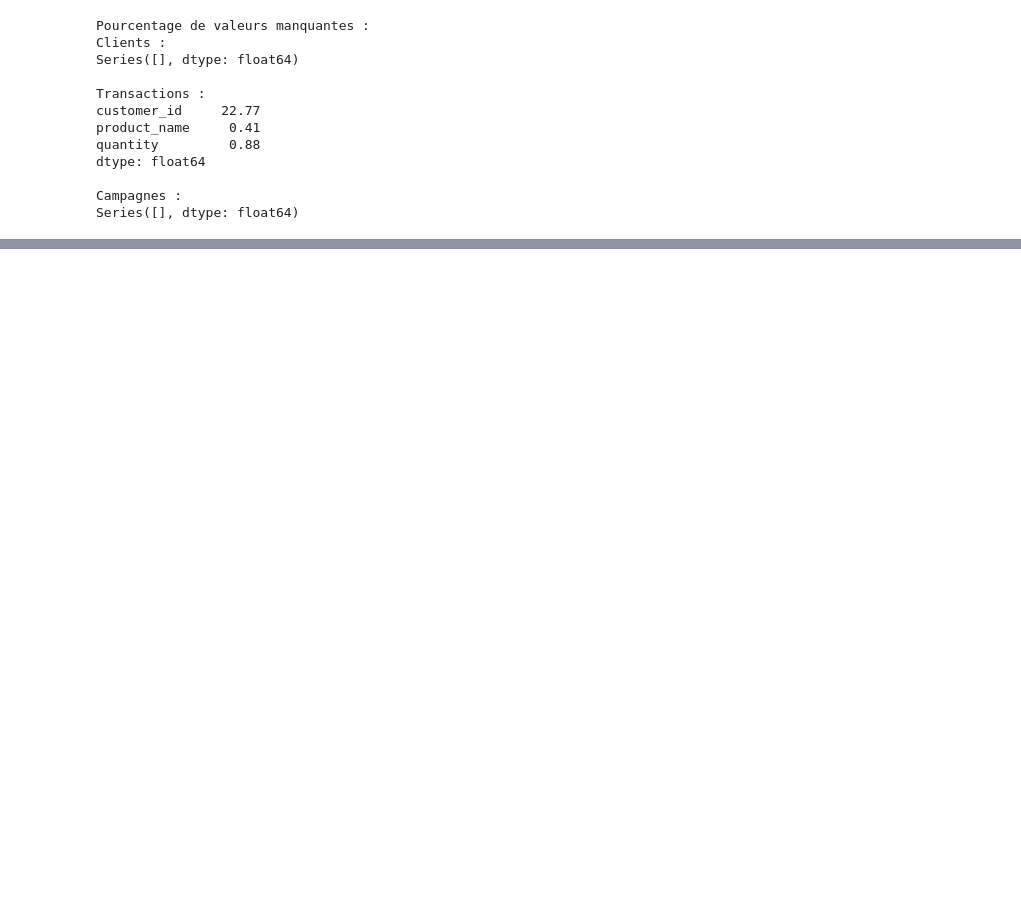
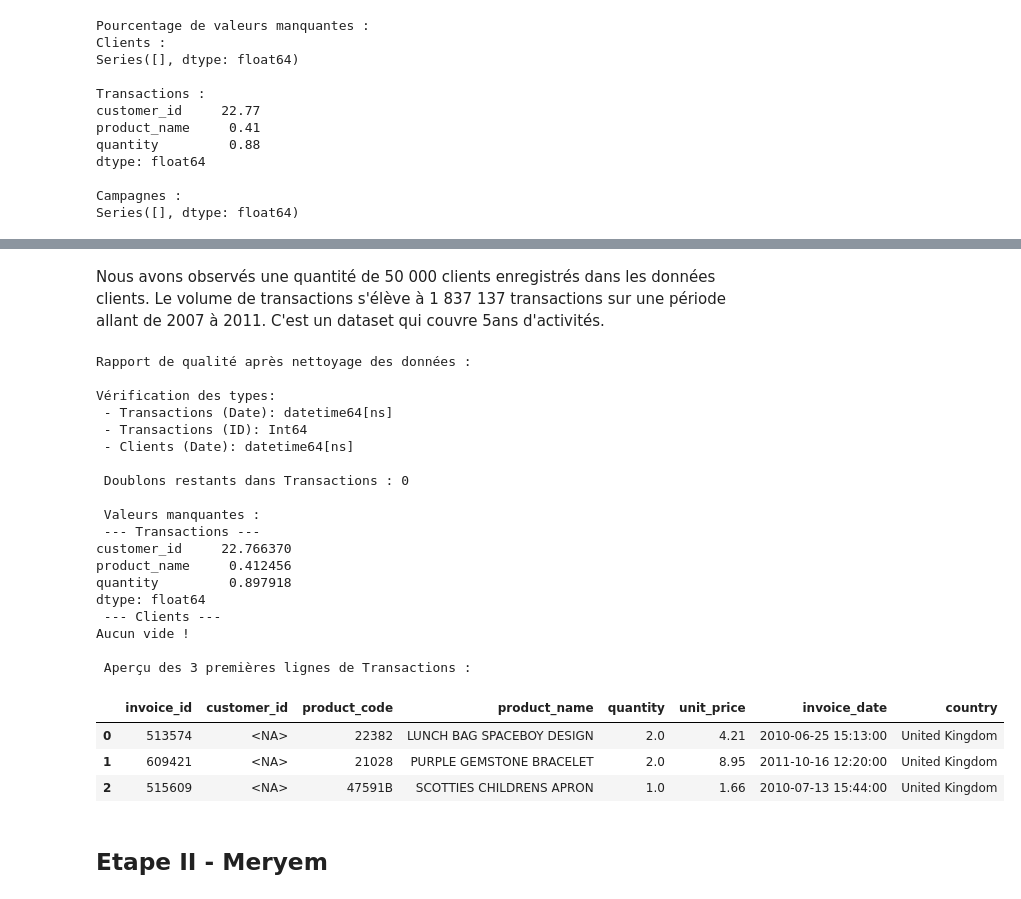
Before and after one commit to fds-imane/Data_Marketing, a Jupyter notebook: data_marketing.ipynb, the cells around one changed output, grey strips where cells are left out. Cells and saved outputs as stored; diff of their text form; code cells hidden in the pictures; blank space fills up the shorter version.

```diff
--- a/data_marketing.ipynb
+++ b/data_marketing.ipynb
@@ -139,0 +199,10 @@ propre propre propre !!!!
+# %%
+# Nettoyer les doublons et corriger les ids
+
+# On supprime les 34 522 doublons des transactions
+transactions = transactions.drop_duplicates()
+
+# On convertit l id client en entier
+transactions['customer_id'] = transactions['customer_id'].astype('Int64')
+
+print(f" Doublons supprimés. Nouveau volume : {len(transactions)} lignes.")
@@ -187,0 +241,58 @@ dtype: object
+# %% [markdown]
+Nous avons observés une quantité de 50 000 clients enregistrés dans les données clients. Le volume de transactions s'élève à 1 837 137 transactions sur une période allant de 2007 à 2011. C'est un dataset qui couvre 5ans d'activités.
+# %%
+# Le contrôle final
+
+print("Rapport de qualité après nettoyage des données :\n")
+
+print("Vérification des types:")
+check_types = {
+    "Transactions (Date)": transactions['invoice_date'].dtype,
+    "Transactions (ID)": transactions['customer_id'].dtype,
+    "Clients (Date)": customers['first_purchase'].dtype
+}
+for info, dtype in check_types.items():
+    print(f" - {info}: {dtype} ")
+
+# Vérification des doublons
+print(f"\n Doublons restants dans Transactions : {transactions.duplicated().sum()}")
+
+# État des Valeurs Manquantes (NaN)
+print("\n Valeurs manquantes :")
+def missing_report(df, name):
+    pct = (df.isnull().sum() / len(df)) * 100
+    print(f" --- {name} ---")
+    print(pct[pct > 0] if pct.sum() > 0 else "Aucun vide !")
+
+missing_report(transactions, "Transactions")
+missing_report(customers, "Clients")
+
+# Aperçu final
+print("\n Aperçu des 3 premières lignes de Transactions :")
+display(transactions.head(3))
+# %% [output]
+Rapport de qualité après nettoyage des données :
+
+Vérification des types:
+ - Transactions (Date): datetime64[ns]
+ - Transactions (ID): Int64
+ - Clients (Date): datetime64[ns]
+
+ Doublons restants dans Transactions : 0
+
+ Valeurs manquantes :
+ --- Transactions ---
+customer_id     22.766370
+product_name     0.412456
+quantity         0.897918
+dtype: float64
+ --- Clients ---
+Aucun vide !
+
+ Aperçu des 3 premières lignes de Transactions :
+|  | invoice_id | customer_id | product_code | product_name | quantity | unit_price | invoice_date | country |
+| 0 | 513574 | <NA> | 22382 | LUNCH BAG SPACEBOY DESIGN | 2.0 | 4.21 | 2010-06-25 15:13:00 | United Kingdom |
+| 1 | 609421 | <NA> | 21028 | PURPLE GEMSTONE BRACELET | 2.0 | 8.95 | 2011-10-16 12:20:00 | United Kingdom |
+| 2 | 515609 | <NA> | 47591B | SCOTTIES CHILDRENS APRON | 1.0 | 1.66 | 2010-07-13 15:44:00 | United Kingdom |
+# %% [markdown]
+## Etape II - Meryem
```
Also changed, not shown: parts of 44 cells of this notebook.
